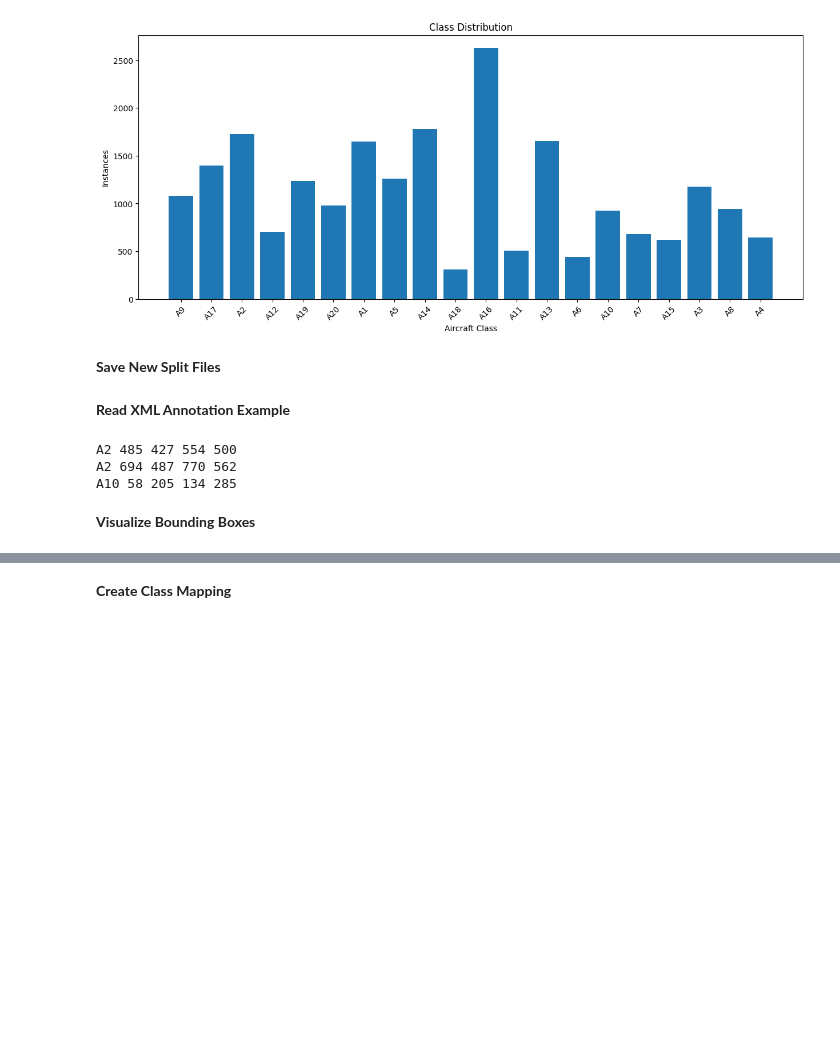
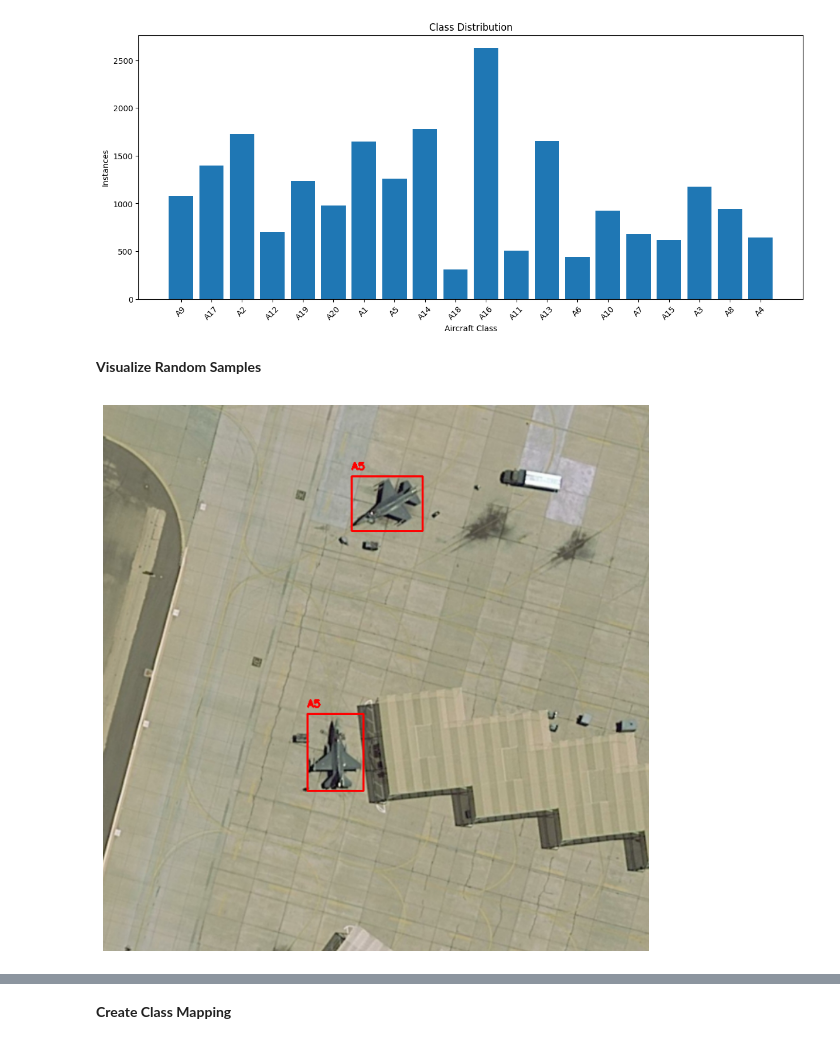
Before and after one commit to AmanuelDaget/Military-Aircraft-Recognition-Using-YOLO12, a Jupyter notebook: CV_project_Military_Aircraft_detection_Using_Satellite_image.ipynb, the cells around one changed output, grey strips where cells are left out. Cells and saved outputs as stored; diff of their text form; code cells hidden in the pictures; blank space fills up the shorter version.

```diff
--- a/CV_project_Military_Aircraft_detection_Using_Satellite_image.ipynb
+++ b/CV_project_Military_Aircraft_detection_Using_Satellite_image.ipynb
@@ -279,5 +281,3 @@ plt.title('Class Distribution')
 plt.show()
 # %% [output]
 [figure]
-# %% [markdown]
-**Save New Split Files**
@@ -292,25 +284,55 @@ with open('/content/val.txt', 'w') as f:
-# %% [markdown]
-**Read XML Annotation Example**
+# %% [markdown]
+**Visualize Random Samples**
 # %%
-sample_xml = os.path.join(ANNOTATION_DIR, "1.xml")
+sample_id = random.choice(train_ids)
 
-tree = ET.parse(sample_xml)
-root = tree.getroot()
+image_path = os.path.join(
+    IMAGE_DIR,
+    sample_id + '.jpg'
+)
+
+xml_path = os.path.join(
+    ANNOTATION_DIR,
+    sample_id + '.xml'
+)
+
+image = cv2.imread(image_path)
+image = cv2.cvtColor(image, cv2.COLOR_BGR2RGB)
+
+root = ET.parse(xml_path).getroot()
 
 for obj in root.findall('object'):
-    name = obj.find('name').text
+
+    class_name = obj.find('name').text
 
     bbox = obj.find('bndbox')
 
     xmin = int(bbox.find('xmin').text)
     ymin = int(bbox.find('ymin').text)
     xmax = int(bbox.find('xmax').text)
     ymax = int(bbox.find('ymax').text)
 
-    print(name, xmin, ymin, xmax, ymax)
+    cv2.rectangle(
+        image,
+        (xmin, ymin),
+        (xmax, ymax),
+        (255,0,0),
+        2
+    )
+
+    cv2.putText(
+        image,
+        class_name,
+        (xmin, ymin-10),
+        cv2.FONT_HERSHEY_SIMPLEX,
+        0.5,
+        (255,0,0),
+        2
+    )
+
+plt.figure(figsize=(10,10))
+plt.imshow(image)
+plt.axis('off')
+plt.show()
 # %% [output]
-A2 485 427 554 500
-A2 694 487 770 562
-A10 58 205 134 285
+[figure, added]
-# %% [markdown]
-**Visualize Bounding Boxes**
```
Also changed, not shown: parts of 22 cells of this notebook.
